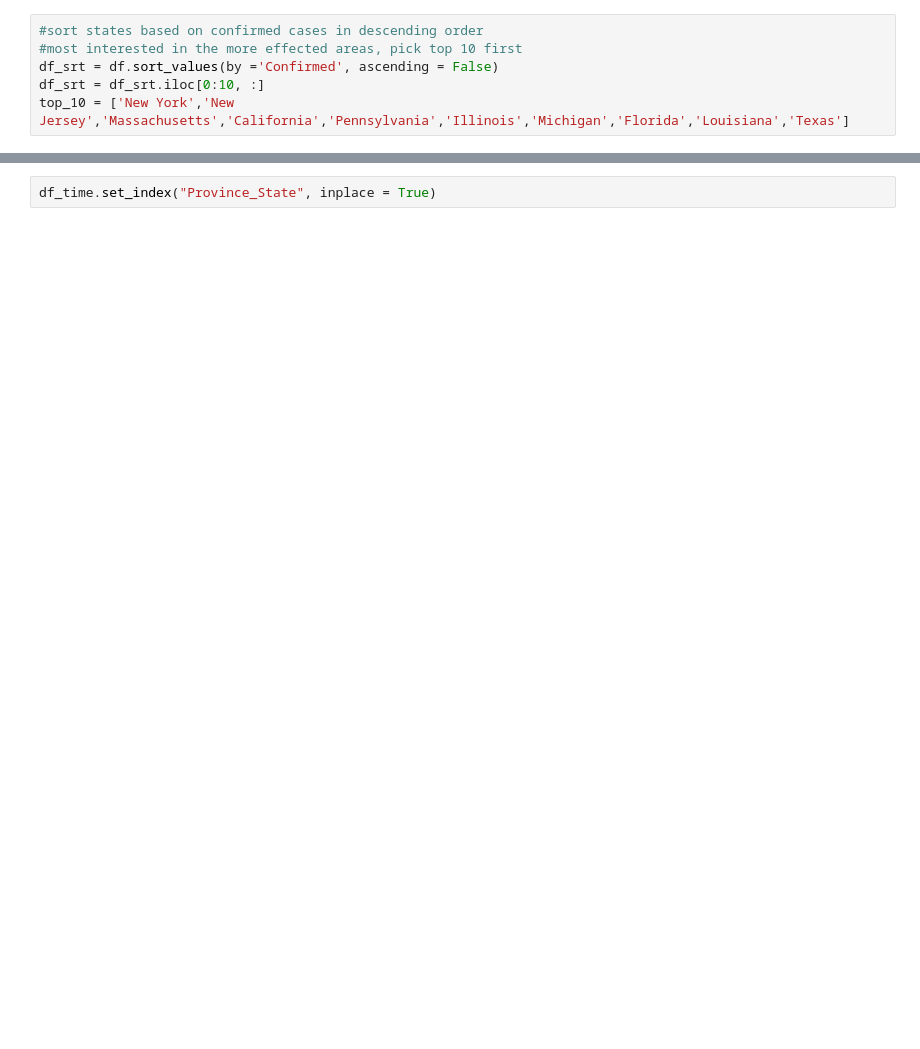
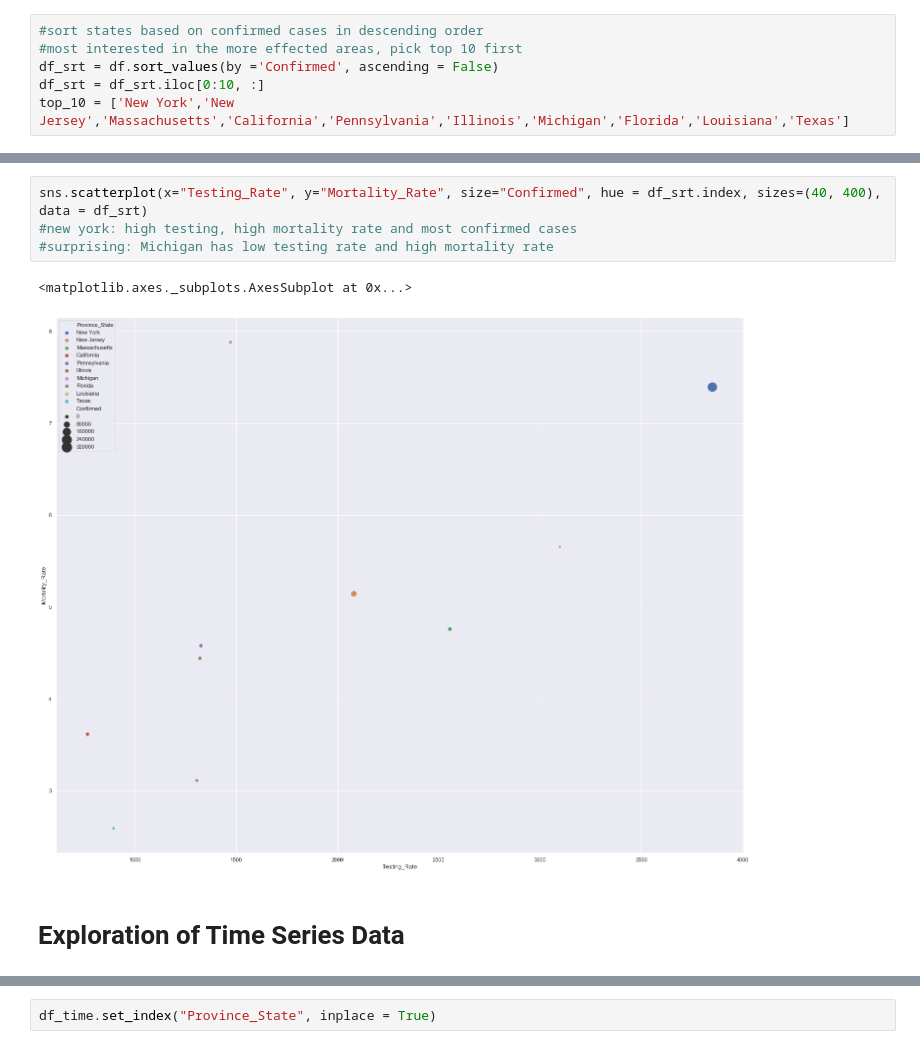
Before and after one commit to slee8835/COVID-19, a Jupyter notebook: src/Covid19_US.ipynb, the cells around one changed output, grey strips where cells are left out. Cells and saved outputs as stored; diff of their text form; blank space fills up the shorter version.

```diff
--- a/src/Covid19_US.ipynb
+++ b/src/Covid19_US.ipynb
@@ -150,3 +161,12 @@ sns.barplot(x = df_srt.index, y = "Confirmed", data = df_srt)
+# %%
+sns.scatterplot(x="Testing_Rate", y="Mortality_Rate", size="Confirmed", hue = df_srt.index, sizes=(40, 400), data = df_srt)
+#new york: high testing, high mortality rate and most confirmed cases
+#surprising: Michigan has low testing rate and high mortality rate
+# %% [output]
+<matplotlib.axes._subplots.AxesSubplot at 0x...>
+[figure, added]
+# %% [markdown]
+# Exploration of Time Series Data
 # %%
 df_time = pd.read_csv("../csse_covid_19_data/csse_covid_19_time_series/time_series_covid19_confirmed_US.csv")
 df_time.head()
```
Also changed, not shown: parts of 27 cells of this notebook.
